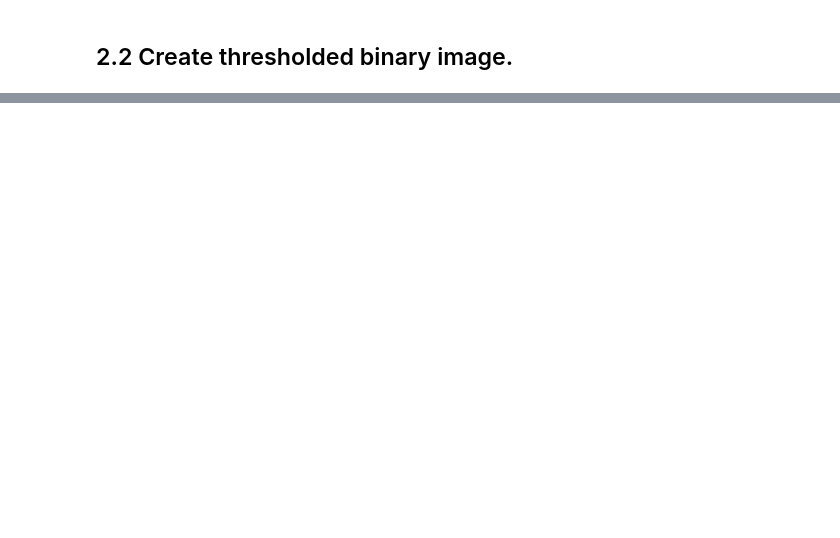
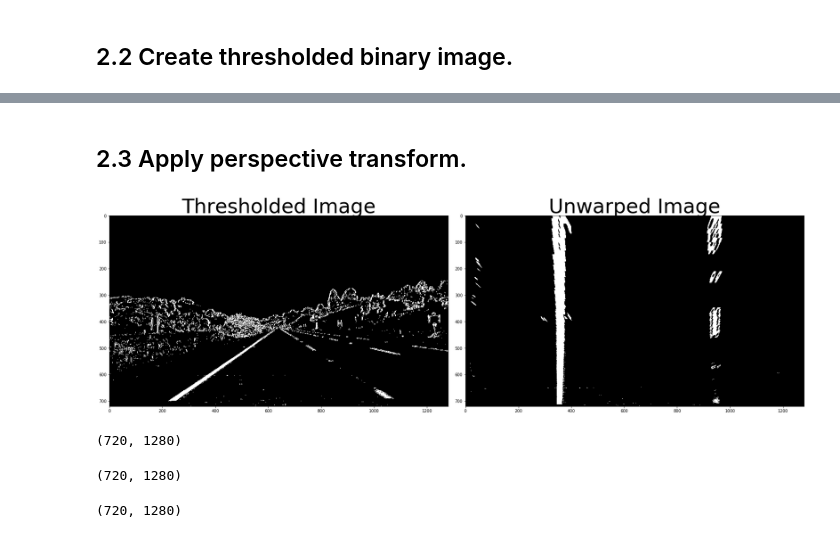
Before and after one commit to uv1000/P2, a Jupyter notebook: P2_SDC_Ulrich_Voll.ipynb, the cells around one changed output, grey strips where cells are left out. Drawn from its saved outputs; the diff is of its cells as text; code cells hidden in the pictures; blank space fills up the shorter version.

```diff
--- a/P2_SDC_Ulrich_Voll.ipynb
+++ b/P2_SDC_Ulrich_Voll.ipynb
@@ -176,0 +175,49 @@ plt.subplots_adjust(left=0., right=1, top=0.9, bottom=0.)
+# %% [markdown]
+## 2.3 Apply perspective transform.
+# %%
+image = result_gray   # use undistorted and thresholded image from last step in pipeline
+
+
+def unwarp(img):
+    img_size=(img.shape[1],img.shape[0])
+    src = np.float32(
+     [[(img_size[0] / 2) - 65, img_size[1] / 2 + 100],
+     [((img_size[0] / 6) - 60), img_size[1]],
+     [(img_size[0] * 5 / 6) + 60, img_size[1]],
+     [(img_size[0] / 2 + 65), img_size[1] / 2 + 100]])
+    dst = np.float32(
+     [[(img_size[0] / 4), 0],
+     [(img_size[0] / 4), img_size[1]],
+     [(img_size[0] * 3 / 4), img_size[1]],
+     [(img_size[0] * 3 / 4), 0]])
+    # use cv2.getPerspectiveTransform() to get M, the transform matrix
+    M = cv2.getPerspectiveTransform(src, dst)
+    # use cv2.warpPerspective() to warp your image to a top-down view
+    warped=cv2.warpPerspective(img, M, img_size, flags=cv2.INTER_LINEAR)
+    return warped, M
+
+
+top_down, perspective_M = unwarp(image)
+#print(perspective_M.shape)
+#print(top_down.shape)
+f, (ax1, ax2) = plt.subplots(1, 2, figsize=(24, 9))
+f.tight_layout()
+ax1.imshow(image,cmap='gray')
+ax1.set_title('Thresholded Image', fontsize=50)
+ax2.imshow(top_down,cmap='gray')
+ax2.set_title('Unwarped Image', fontsize=50)
+plt.subplots_adjust(left=0., right=1, top=0.9, bottom=0.)
+# %% [output]
+[figure, added]
+# %%
+top_down.shape
+# %% [output]
+(720, 1280)
+# %%
+image.shape
+# %% [output]
+(720, 1280)
+# %%
+result_gray.shape
+# %% [output]
+(720, 1280)
```
Also changed, not shown: parts of 5 cells of this notebook, 1 other file.
